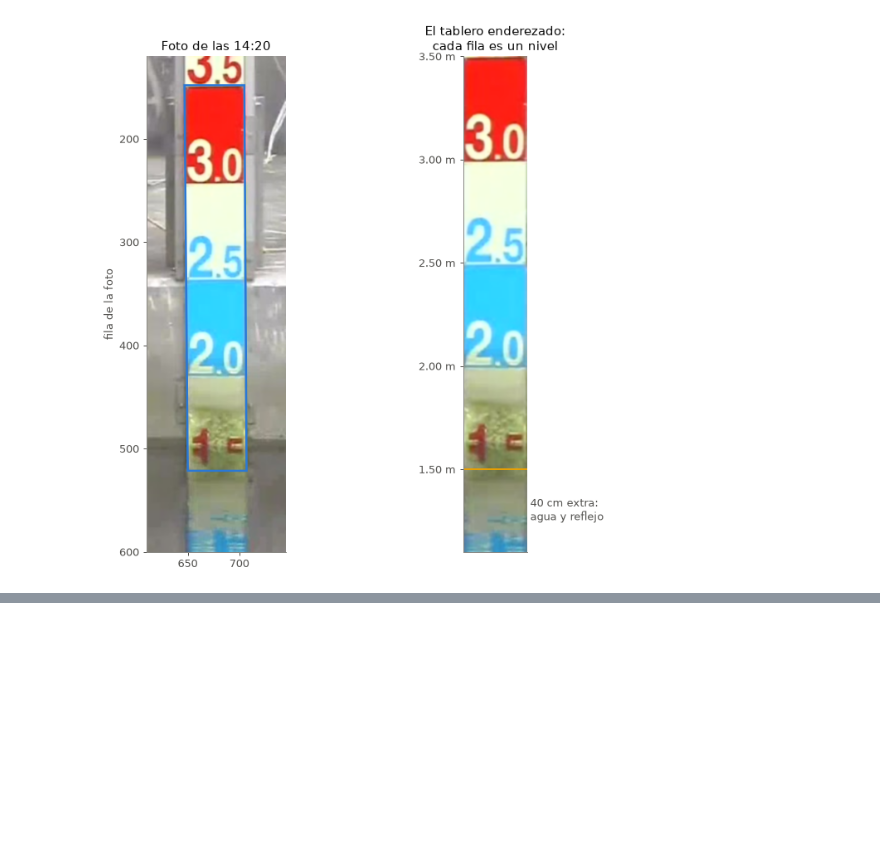
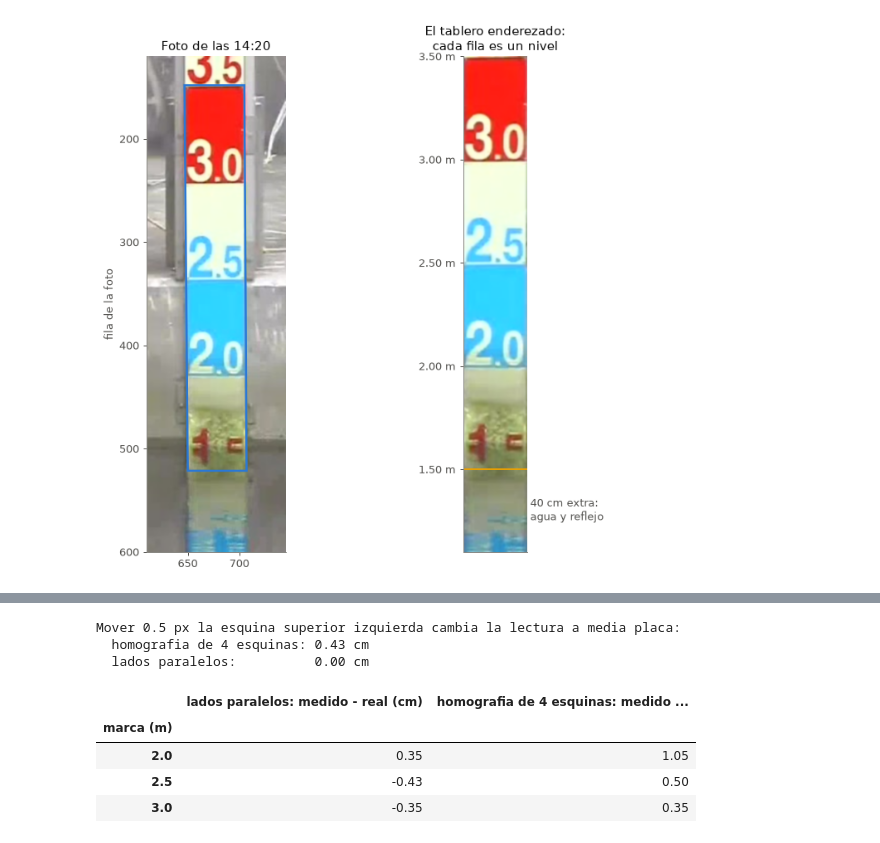
Before and after one commit to SCaballero427/medicion-de-nivel-en-canales-abiertos, a Jupyter notebook: 01_meguro_algoritmo_basico/01_meguro_algoritmo_basico.ipynb, the cells around one changed output, grey strips where cells are left out. Cells and saved outputs as stored; diff of their text form; code cells hidden in the pictures; blank space fills up the shorter version.

Commit message:
marcas de control y por que lados paralelos

```diff
--- a/01_meguro_algoritmo_basico/01_meguro_algoritmo_basico.ipynb
+++ b/01_meguro_algoritmo_basico/01_meguro_algoritmo_basico.ipynb
@@ -365,0 +383,41 @@ Tablero de 62 columnas x 480 filas
+# %%
+# Fila de la foto de cada marca que no entra en el ajuste, leida a ojo
+MARCAS_CONTROL = {300: 242.0, 250: 335.5, 200: 427.4}
+
+fuente = np.float32([SUP_IZQ, SUP_DER, INF_DER, INF_IZQ])
+alto_placa = (NIVEL_SUP - NIVEL_INF) * PX_POR_CM
+destino = np.float32([[0, 0], [ANCHO, 0], [ANCHO, alto_placa], [0, alto_placa]])
+H_libre = cv2.getPerspectiveTransform(fuente, destino)
+
+
+def fila_homografia(H, x, y):
+    return float(cv2.perspectiveTransform(np.float32([[[x, y]]]), H)[0, 0][1])
+
+
+filas_tabla = []
+for c, f in sorted(MARCAS_CONTROL.items()):
+    x = float(x_izq(f) + x_der(f)) / 2
+    filas_tabla.append({"marca (m)": c / 100,
+                        "lados paralelos: medido - real (cm)": T.nivel_de(T.a_tablero(x, f)[1]) - c,
+                        "homografia de 4 esquinas: medido - real (cm)": T.nivel_de(fila_homografia(H_libre, x, f)) - c})
+tabla_marcas = pd.DataFrame(filas_tabla).set_index("marca (m)").round(2)
+
+# Sensibilidad: se mueve 0.5 px una esquina y se mira cuanto cambia la lectura a media placa (marca de 2.5 m)
+movida = fuente.copy(); movida[0, 0] += 0.5
+f_mid = MARCAS_CONTROL[250]; x_mid = float(x_izq(f_mid) + x_der(f_mid)) / 2
+cambio_h = abs(fila_homografia(cv2.getPerspectiveTransform(movida, destino), x_mid, f_mid) - fila_homografia(H_libre, x_mid, f_mid)) / PX_POR_CM
+T_movida = Tablero(tuple(movida[0]), SUP_DER, INF_DER, INF_IZQ, NIVEL_SUP, NIVEL_INF, PX_POR_CM, ANCHO, EXTRA_CM)
+cambio_p = abs(T_movida.a_tablero(x_mid, f_mid)[1] - T.a_tablero(x_mid, f_mid)[1]) / PX_POR_CM
+print("Mover 0.5 px la esquina superior izquierda cambia la lectura a media placa:")
+print("  homografia de 4 esquinas: %.2f cm" % cambio_h)
+print("  lados paralelos:          %.2f cm" % cambio_p)
+tabla_marcas
+# %% [output]
+Mover 0.5 px la esquina superior izquierda cambia la lectura a media placa:
+  homografia de 4 esquinas: 0.43 cm
+  lados paralelos:          0.00 cm
+|  | lados paralelos: medido - real (cm) | homografia de 4 esquinas: medido ... |
+| marca (m) |  |  |
+| 2.0 | 0.35 | 1.05 |
+| 2.5 | -0.43 | 0.50 |
+| 3.0 | -0.35 | 0.35 |
```
Also changed, not shown: parts of 1 cell of this notebook.
